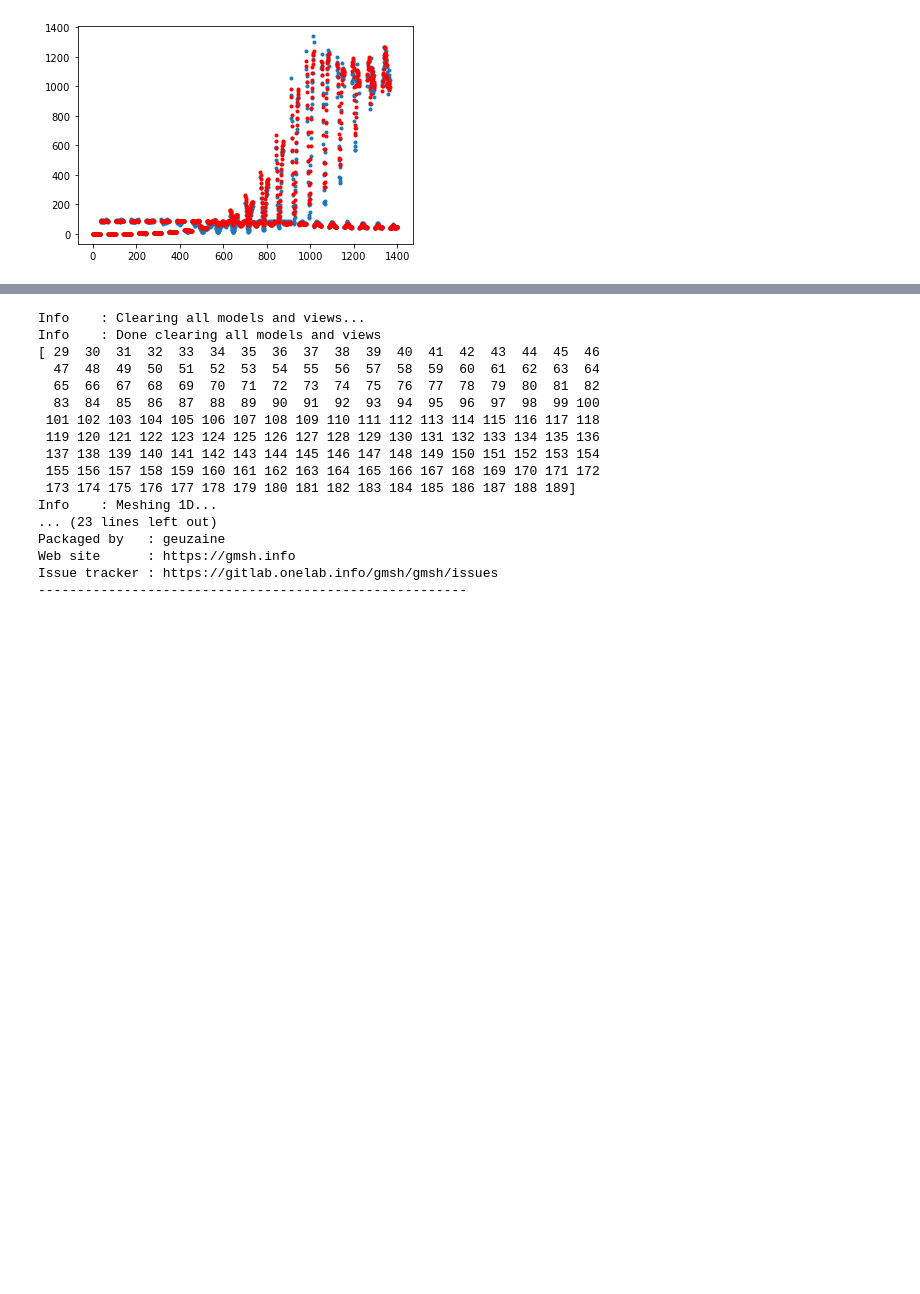
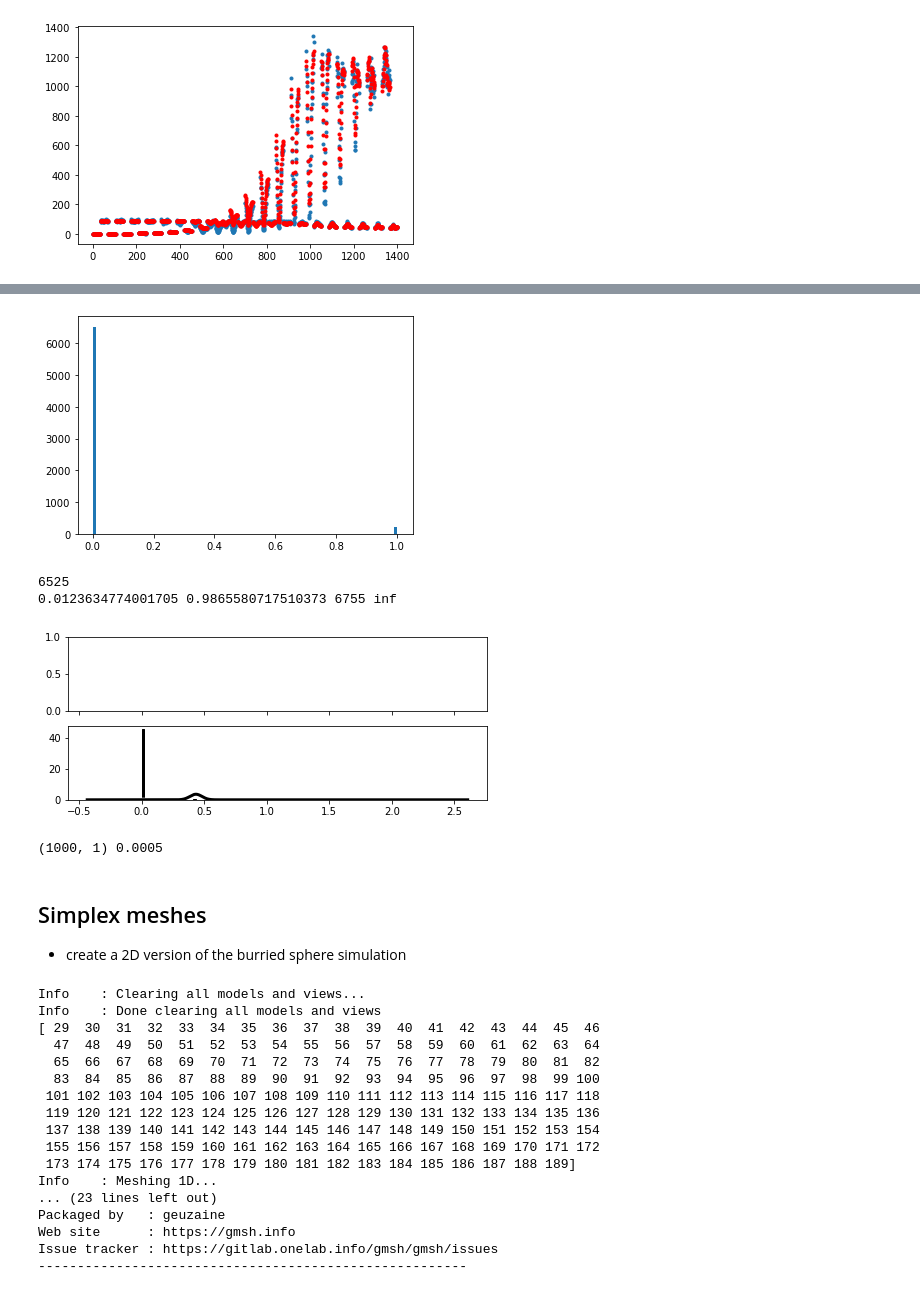
Before and after one commit to JKutt/transformers_segmentation, a Jupyter notebook: PGI/mt_h_topo_example.ipynb, the cells around one changed output, grey strips where cells are left out. Drawn from its saved outputs; the diff is of its cells as text; code cells hidden in the pictures; blank space fills up the shorter version.

```diff
--- a/PGI/mt_h_topo_example.ipynb
+++ b/PGI/mt_h_topo_example.ipynb
@@ -530,3 +473,67 @@ print(testXplot.shape, 1 / np.exp(-1))
+# %%
+mtrue = sigma
+plt.hist(mtrue[actinds], 100)
+plt.show()
+
+mtrue = 1 / sigma
+print((np.exp(mtrue[actinds]) == np.inf).sum())
+print(cond_variance, 1 / np.exp(cond_mean), actinds.sum(), np.exp(1e8))
+import matplotlib.patheffects as pe
+from matplotlib.ticker import StrMethodFormatter,FormatStrFormatter
+# Plot the Prior GMM distribution
+fig0, (ax, ax3) = plt.subplots(2, 1, sharex=True,figsize=(7.5,3))
+fontsize=16
+M = sim.mesh
+testXplot = np.linspace(-1.,6.,1000)[:,np.newaxis];
+clfinv = gmmref
+log_dens0 = gmmref.score_samples(testXplot);
+log_dens = clfinv.score_samples(testXplot);
+ax3.plot(np.log10(np.exp(testXplot)), np.exp(log_dens0),linewidth =3.,color='black',
+         path_effects=[pe.Stroke(linewidth=4, foreground='w'), pe.Normal()]
+        )
+
+# # ax3.set_xticks([-3,-2,-1])
+# # ax3.tick_params(labelsize=fontsize)
+# ax3.xaxis.set_major_formatter(FormatStrFormatter('$10^{%.0f}$'))
+# ax3.set_xlabel('Conductivity(S/m)',fontsize=fontsize)
+ax3.hist(np.log10(np.exp(sigma)),density = True, bins = 20,color='k',ec='k', weights=mesh.vol);
+# # ax3.set_ylim([0.,0.1])
+# ax3.set_ylabel("Probability Density",fontsize=fontsize)
+
+# ax.hist(np.log10(np.exp((1 / mtrue[actinds]))),density = True, bins = 20,color='k',ec='k', weights=mesh.vol[actinds]/np.sum(mesh.vol[actinds]));
+# # ax.tick_params(labelsize=fontsize)
+# ax.plot(np.log10(np.exp(testXplot)), np.exp(log_dens0),linewidth =3.,color='black',
+#          path_effects=[pe.Stroke(linewidth=4, foreground='w'), pe.Normal()]
+#         )
+
+# # ax.set_ylim([1.,4.])
+# # ax.set_yticks([1,2,3,4])
+# ax.legend(['Prior Distribution','True Model\nWeighted Histogram','$m_0$ Hist'],loc=1,fontsize=fontsize)
+
+# d = .015  # how big to make the diagonal lines in axes coordinates
+# # arguments to pass to plot, just so we don't keep repeating them
+# kwargs = dict(transform=ax.transAxes, color='k', clip_on=False)
+# ax.plot((-d, +d), (-d, +d), **kwargs)        # top-left diagonal
+# ax.plot((1 - d, 1 + d), (-d, +d), **kwargs)  # top-right diagonal
+
+# kwargs.update(transform=ax3.transAxes)  # switch to the bottom axes
+# ax3.plot((-d, +d), (1 - d, 1 + d), **kwargs)  # bottom-left diagonal
+# ax3.plot((1 - d, 1 + d), (1 - d, 1 + d), **kwargs)  # bottom-right diagonal
+
+plt.show()
+# %% [output]
+[figure, added]
+6525
+0.0123634774001705 0.9865580717510373 6755 inf
+[figure, added]
+# %%
+testXplot = np.linspace(-1.,7.,1000)[:,np.newaxis];
+print(testXplot.shape, 1 / 2000)
+# %% [output]
+(1000, 1) 0.0005
+# %% [markdown]
+## Simplex meshes
+- create a 2D version of the burried sphere simulation
 # %%
 # simplex mesh design
 
```
Also changed, not shown: parts of 7 cells of this notebook, 3 other files.
